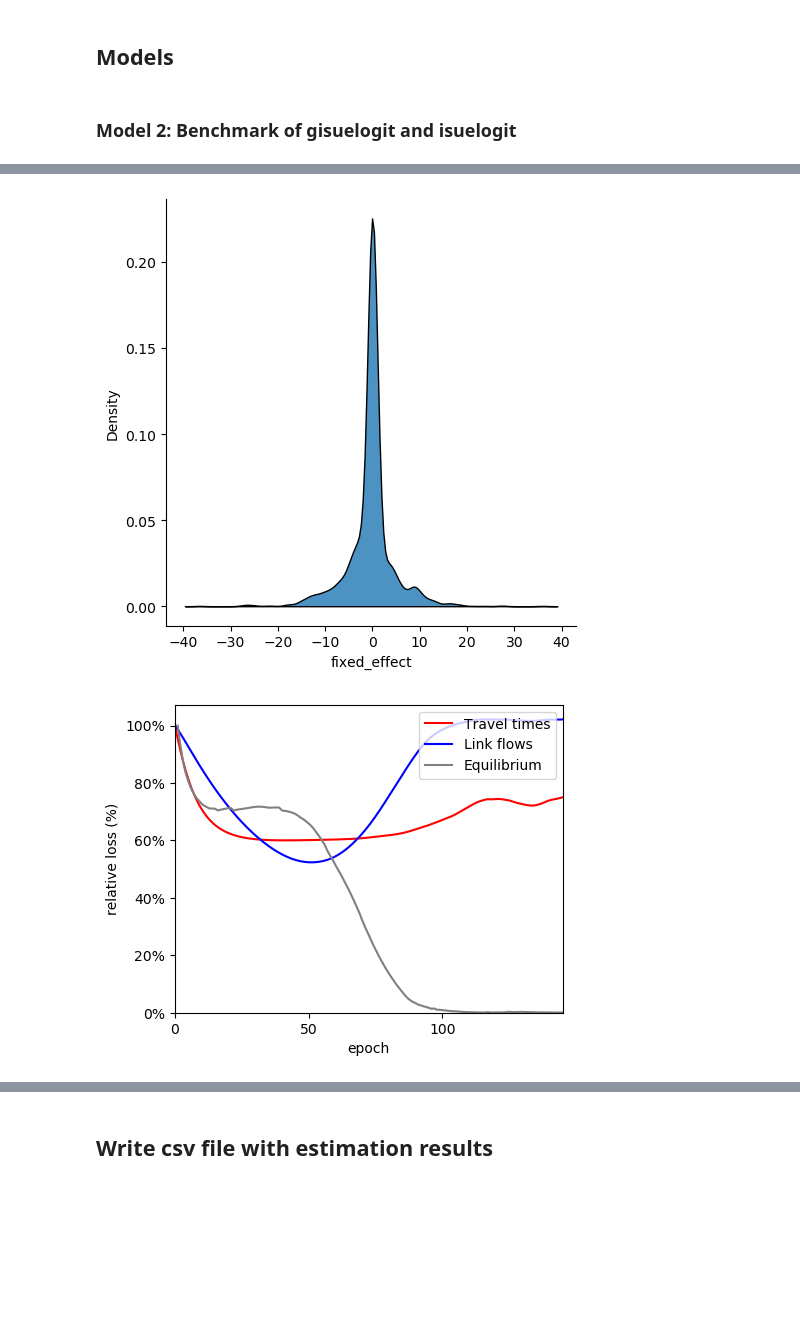
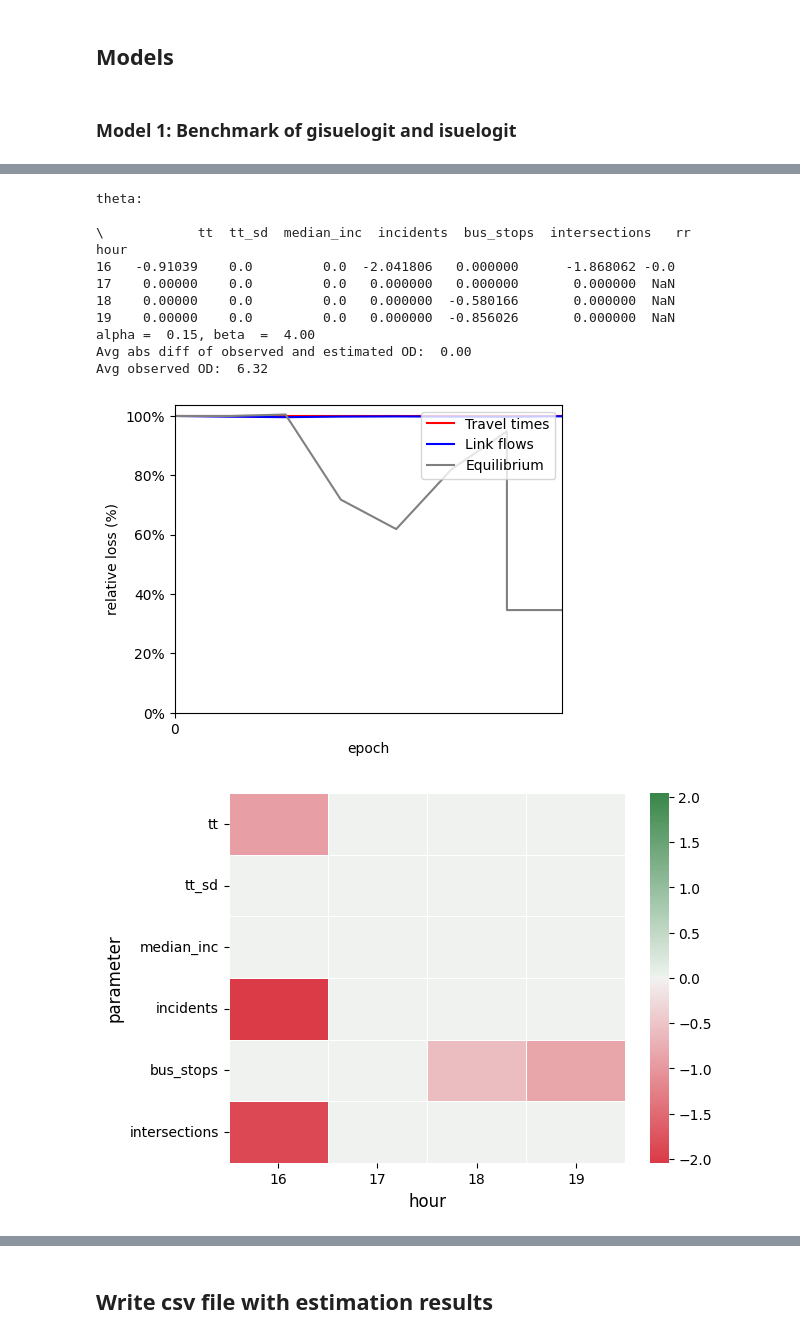
Before and after one commit to pabloguarda/pesuelogit, a Jupyter notebook: examples/notebooks/gisuelogit-fresno.ipynb, the cells around one changed output, grey strips where cells are left out. Cells and saved outputs as stored; diff of their text form; code cells hidden in the pictures; blank space fills up the shorter version.

Commit message:
Fixes in computation of utility function coefficients

```diff
--- a/examples/notebooks/gisuelogit-fresno.ipynb
+++ b/examples/notebooks/gisuelogit-fresno.ipynb
@@ -338,11 +273,16 @@ sns.lineplot(x= 'hour', y = 'speed_sd',
 ## Training and validation sets
 # %%
 # Include only data between 4pm and 5pm
-X, Y = get_tensors_by_year(df[df.hour == 16], features_Z = features_Z)
+# X, Y = get_tensors_by_year(df, features_Z = features_Z, network = fresno_network)
+#X, Y = get_tensors_by_year(df[df.hour == 16], features_Z = features_Z, network = fresno_network)
+#X, Y = get_tensors_by_year(df[df.hour.isin(range(15,16))], features_Z = features_Z, network = fresno_network)
+X, Y = get_tensors_by_year(df[df.hour.isin([16,17,18,19])], features_Z = features_Z, network = fresno_network)
+
 # Include hourly data between 6AM and 8PM (15 hour intervals)
-XT, YT = get_tensors_by_year(df, features_Z = features_Z)
-# XT, YT = get_tensors_by_year(df[df.hour.isin([16,17,18,19])], features_Z = features_Z)
-XT, YT = get_tensors_by_year(df[df.hour.isin(range(14,18))], features_Z = features_Z)
+# XT, YT = get_tensors_by_year(df, features_Z = features_Z)
+#XT, YT = get_tensors_by_year(df[df.hour.isin(range(15,16))], features_Z = features_Z, network = fresno_network)
+XT, YT = get_tensors_by_year(df[df.hour.isin([16,17,18,19])], features_Z = features_Z, network = fresno_network)
+
 
 # X_train, X_test, Y_train, Y_test = temporal_split(X[2019].numpy(), Y[2019].numpy(), n_days = X[2019].shape[0])
 
@@ -409,19 +357,17 @@ _LOSS_WEIGHTS: {'od': 0, 'tt': 1, 'flow': 1, 'eq_flow': 1}, _MOMENTUM_EQUILIBRIU
 # %% [markdown]
 ## Models
 # %%
-run_model = dict.fromkeys(['equilibrium', 'lue', 'ode', 'odlue', 'odlulpe-1','odlulpe-2', 'tvodlulpe'], True)
+run_model = dict.fromkeys(['lue', 'odlue','odlulpe', 'tvodlulpe'], True)
 
 # run_model['lue'] = True
-# run_model['ode'] = True
 # run_model['odlue'] = True
-# run_model['odlulpe-1'] = True
-# run_model['odlulpe-2'] = True
+# run_model['odlulpe'] = True
 # run_model['tvodlulpe'] = True
 # %%
 train_results_dfs = {}
 test_results_dfs = {}
 # %% [markdown]
-### Model 2: Benchmark of gisuelogit and isuelogit
+### Model 1: Benchmark of gisuelogit and isuelogit
 # %%
 if run_model['lue']:
     print('\nLUE: Benchmark of gisuelogit and isuelogit (utility only)')
@@ -439,10 +385,11 @@ if run_model['lue']:
                                                            'fixed_effect': np.zeros_like(fresno_network.links)},
                                            signs={'tt': '-', 'tt_sd': '-', 'median_inc': '+', 'incidents': '-',
                                                   'bus_stops': '-', 'intersections': '-'},
-                                           trainables={'psc_factor': False, 'fixed_effect': True,
+                                           trainables={'psc_factor': False, 'fixed_effect': _FIXED_EFFECT,
                                                        'tt': True, 'tt_sd': True, 'median_inc': True, 'incidents': True,
                                                               'bus_stops': True, 'intersections': True
                                                        },
+                                           time_varying = True
                                            )
 
     utility_parameters.constant_initializer(0)
@@ -481,7 +428,8 @@ if run_model['lue']:
         equilibrator = equilibrator,
         utility=utility_parameters,
         bpr=bpr_parameters,
-        od=od_parameters
+        od=od_parameters,
+        n_periods = len(np.unique(X_train[:,:,-1].numpy().flatten()))
     )
 
     train_results_dfs['lue'], test_results_dfs['lue'] = lue.train(
@@ -495,18 +443,30 @@ if run_model['lue']:
         epochs_print_interval=_EPOCHS_PRINT_INTERVAL,
         epochs=_EPOCHS)
 
-    sns.displot(pd.DataFrame({'fixed_effect':np.array(lue.fixed_effect)}),
-            x="fixed_effect", multiple="stack", kind="kde", alpha = 0.8)
-
-    plot_convergence_estimates(estimates=train_results_dfs['odlue'].\
-                       assign(rr = train_results_dfs['odlue']['tt_sd']/train_results_dfs['odlue']['tt'])[['epoch','rr']],
-                           xticks_spacing = _XTICKS_SPACING)
-
+    # Relative loss curves over epochs
     plot_predictive_performance(train_losses=train_results_dfs['lue'], val_losses=test_results_dfs['lue'],
                                 xticks_spacing = _XTICKS_SPACING)
 
+    # Compute utility parameters over time (heatmap) and value of travel time reliability (lineplot)
+    theta_df = plot_utility_parameters_periods(lue, df, period_feature='hour')
 
-    print(f"theta = {dict(zip(utility_parameters.true_values.keys(), list(lue.theta.numpy())))}")
+    # Reliability ratio over hours
+    rr_df = theta_df.apply(compute_rr, axis=1).reset_index().rename(columns={'index': 'hour', 0: 'rr'})
+    sns.lineplot(data=rr_df, x='hour', y="rr")
+
+    # Average reliability ratio over epochs
+    plot_convergence_estimates(estimates=train_results_dfs['lue'].\
+                       assign(rr = train_results_dfs['lue']['tt_sd']/train_results_dfs['lue']['tt'])[['epoch','rr']],
+                           xticks_spacing = _XTICKS_SPACING)
+
+    plt.ylabel('average reliability ratio')
+
+    # Distribution of fixed effects
+    sns.displot(pd.DataFrame({'fixed_effect':np.array(lue.fixed_effect)}),
+        x="fixed_effect", multiple="stack", kind="kde", alpha = 0.8)
+
+    #print(f"theta = {dict(zip(utility_parameters.true_values.keys(), list(lue.theta.numpy())))}")
+    print(f"theta:\n\n\ {theta_df.assign(rr = theta_df['tt_sd']/theta_df['tt'])}")
     print(f"alpha = {lue.alpha: 0.2f}, beta  = {lue.beta: 0.2f}")
     print(f"Avg abs diff of observed and estimated OD: {np.mean(np.abs(lue.q - fresno_network.q.flatten())): 0.2f}")
     print(f"Avg observed OD: {np.mean(np.abs(fresno_network.q.flatten())): 0.2f}")
@@ -531,2 +491,13 @@ Avg observed OD:  9.51
+theta:
+
+\            tt  tt_sd  median_inc  incidents  bus_stops  intersections   rr
+hour
+16   -0.91039    0.0         0.0  -2.041806   0.000000      -1.868062 -0.0
+17    0.00000    0.0         0.0   0.000000   0.000000       0.000000  NaN
+18    0.00000    0.0         0.0   0.000000  -0.580166       0.000000  NaN
+19    0.00000    0.0         0.0   0.000000  -0.856026       0.000000  NaN
+alpha =  0.15, beta  =  4.00
+Avg abs diff of observed and estimated OD:  0.00
+Avg observed OD:  6.32
-[figure, old version]
+[figure, new version]
-[figure, old version]
+[figure, new version]
```
Also changed, not shown: parts of 47 cells of this notebook, 10 other files.
